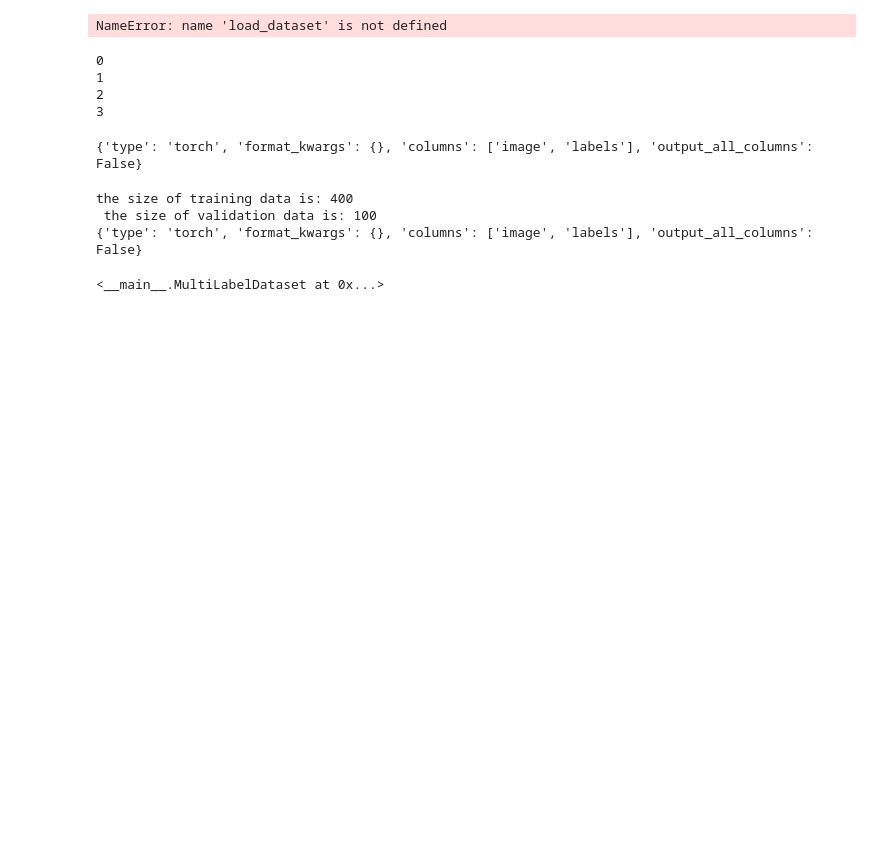
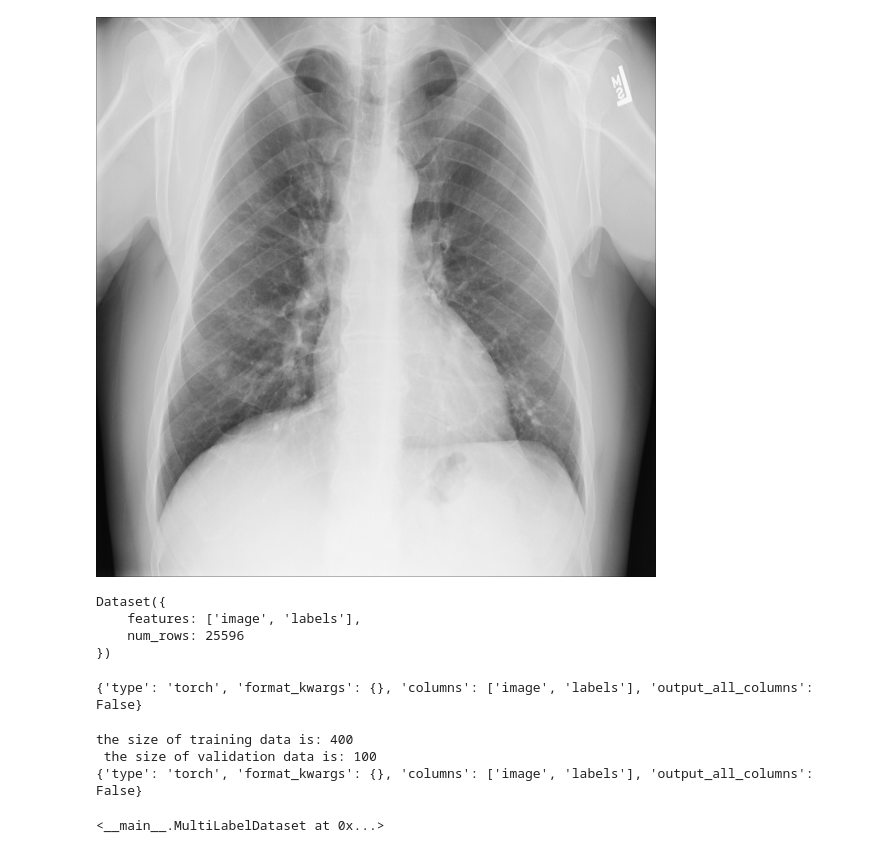
Before and after one commit to foxojs/nih_cxr_project, a Jupyter notebook: data_exploration/nih_cxr_vit_starter.ipynb, the cells around one changed output. Cells and saved outputs as stored; diff of their text form; code cells hidden in the pictures; blank space fills up the shorter version.

```diff
--- a/data_exploration/nih_cxr_vit_starter.ipynb
+++ b/data_exploration/nih_cxr_vit_starter.ipynb
@@ -21,29 +19,28 @@ import seaborn as sns
 # %%
 
 
 #If you haven't downloaded already, this takes aroun  40GB and around half an hour to download all the data (note that we split here)
 # it will be cached on your system, so you access it in the future by running this code (rather than opening the files per se)
 # once you've downloaded, hugging face automatically checks to see if you've already downloaded so subsequent loads are quick
 
 # we use just a small portion here to get our code working
 # hugging face has already split in to train and test so we can use train here and make a validation subset in our custom dataset class
-ds_train = load_dataset("alkzar90/NIH-Chest-X-ray-dataset", 'image-classification', split = "train[:500]")
+ds_train = load_dataset("alkzar90/NIH-Chest-X-ray-dataset", 'image-classification', split = "train")
 
 # we hold back our test data to be used purely for testing, not in the context of our training loop
-ds_test = load_dataset("alkzar90/NIH-Chest-X-ray-dataset", 'image-classification', split = "test[:500]")
+ds_test = load_dataset("alkzar90/NIH-Chest-X-ray-dataset", 'image-classification', split = "test")
 
 # you can view a single image to check things have worked
 ds_train[300]['image']
 # %% [output]
-NameError: name 'load_dataset' is not defined
+[figure, added]
-# %%
-for i in tqdm(range(4)):
-    print(i)
-# %% [output]
-0
-1
-2
-3
+# %%
+ds_test
+# %% [output]
+Dataset({
+    features: ['image', 'labels'],
+    num_rows: 25596
+})
 # %%
 def extract_patches(image_tensor, patch_size = 4):
     bs, c, h, w = image_tensor.size()
```
Also changed, not shown: parts of 1 cell of this notebook, 1 other file.
